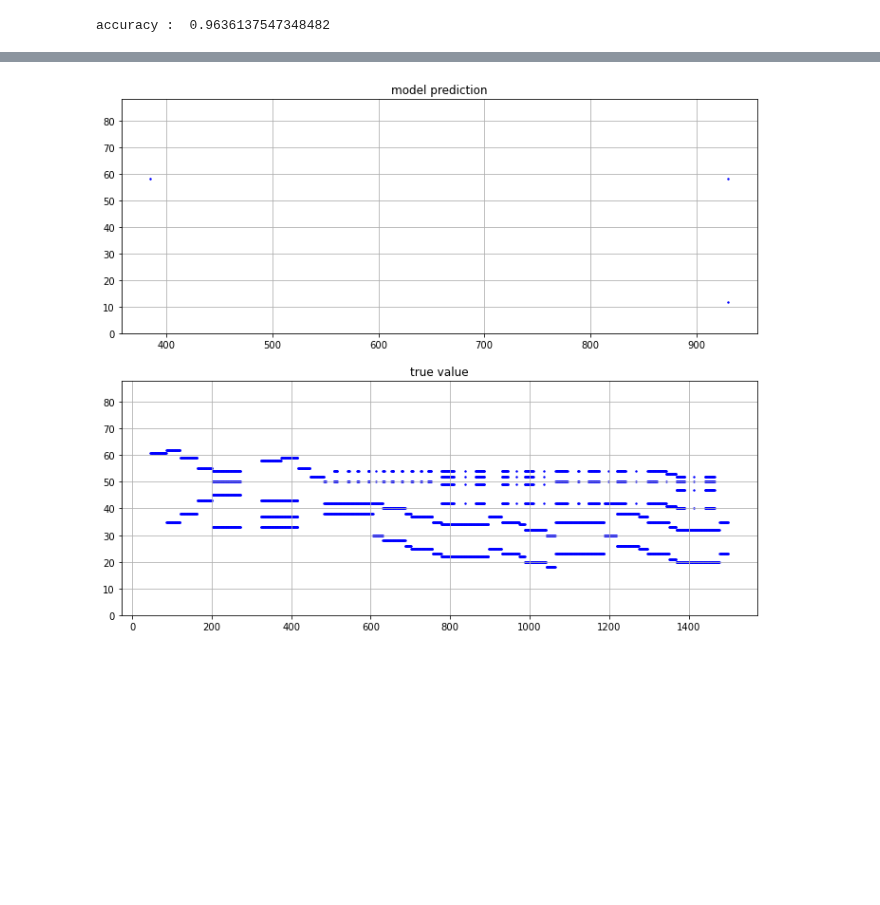
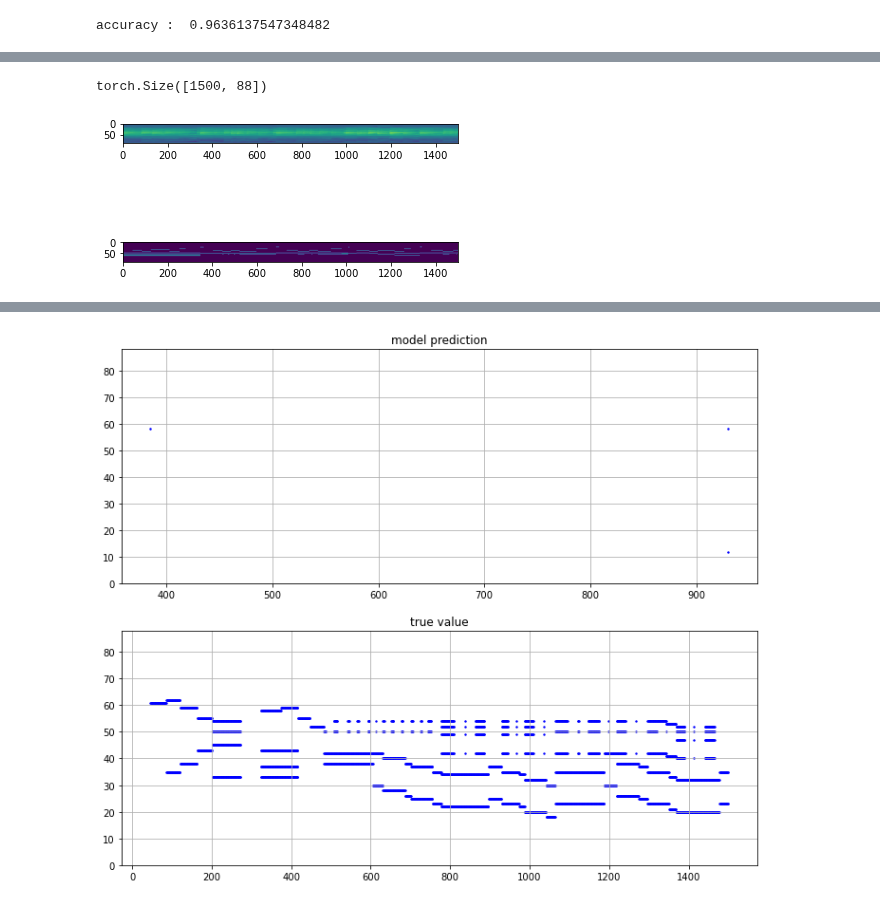
Before and after one commit to neennera/AI_single-music-note-classification, a Jupyter notebook: model_convo.ipynb, the cells around one changed output, grey strips where cells are left out. Cells and saved outputs as stored; diff of their text form; code cells hidden in the pictures; blank space fills up the shorter version.

```diff
--- a/model_convo.ipynb
+++ b/model_convo.ipynb
@@ -355,3 +347,16 @@ check.mean()
+# %%
+xy.size()
+# %% [output]
+torch.Size([1500, 88])
+# %%
+fig,ax = plt.subplots(2,1)
+k = torch.transpose(xy, 0,1).detach().numpy()
+ax[0].imshow(k)
+ky = torch.transpose(y[0], 0,1).detach().numpy()
+ax[1].imshow(ky)
+plt.show()
+# %% [output]
+[figure, added]
 # %%
 fig,ax = plt.subplots(2,1)
 k = torch.transpose(xy, 0,1).detach().numpy()
```
Also changed, not shown: parts of 13 cells of this notebook, 6 other files.
